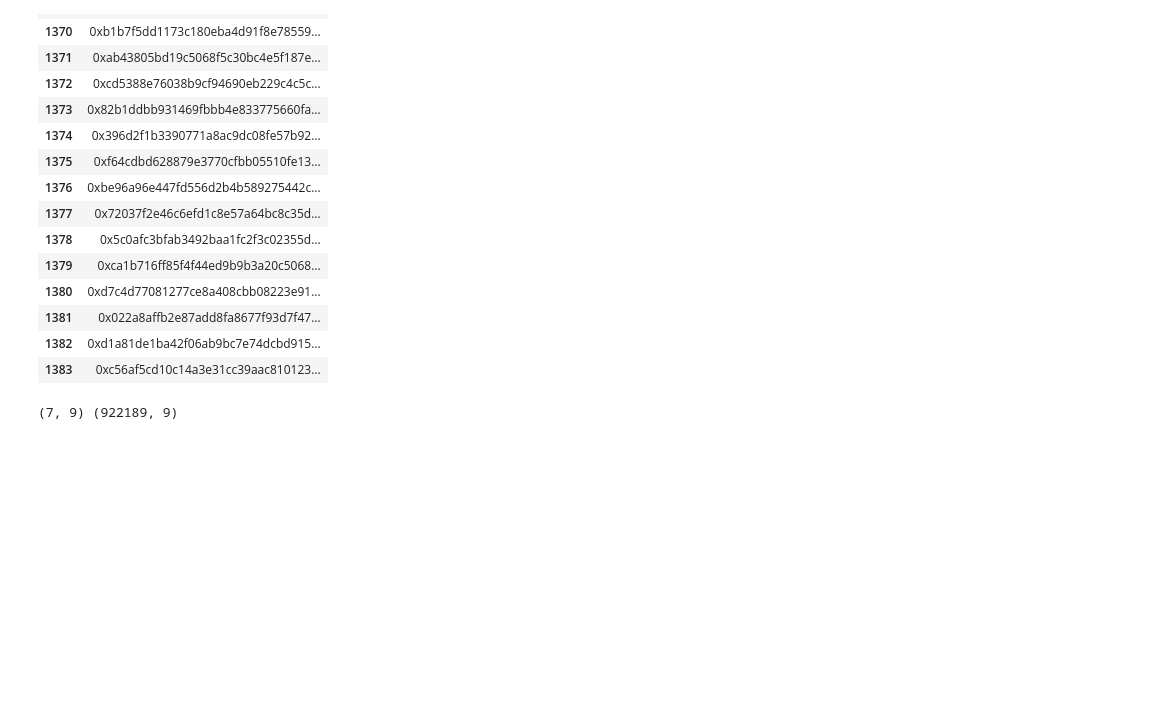
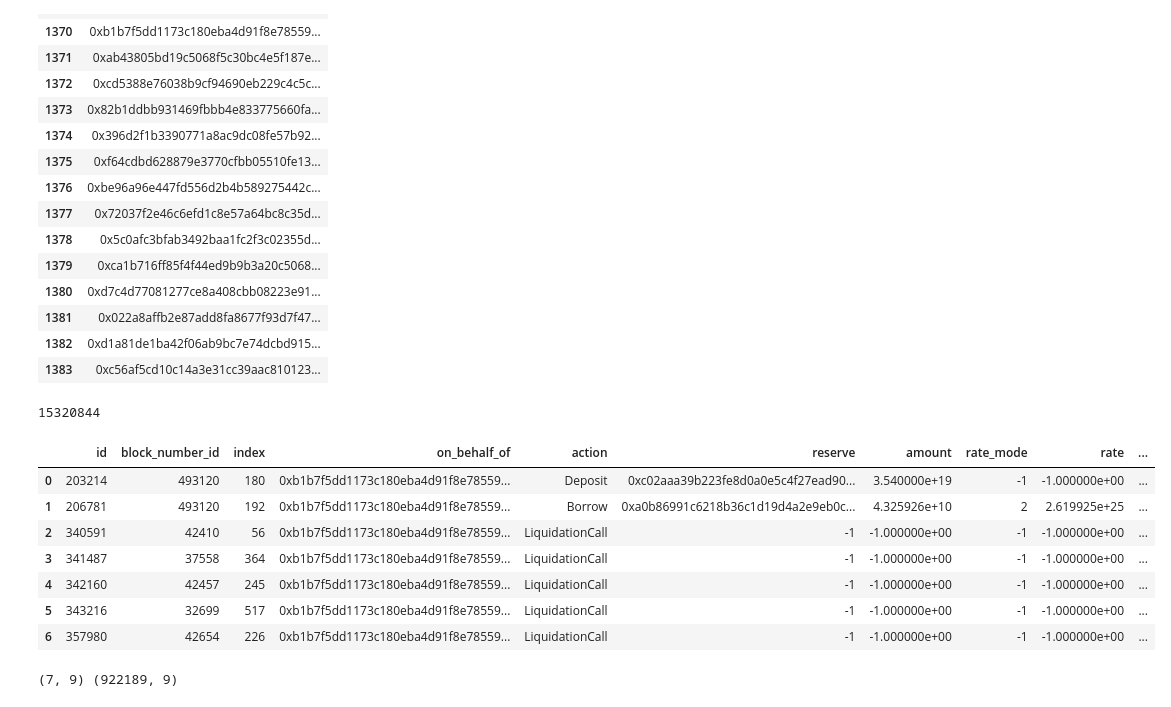
Before and after one commit to JiaanL/O_web, a Jupyter notebook: oracleWeb/test.ipynb, the cells around one changed output. Saved outputs shown, nothing was run; the diff lists cells and outputs as text; code cells hidden in the pictures; blank space fills up the shorter version.

```diff
--- a/oracleWeb/test.ipynb
+++ b/oracleWeb/test.ipynb
@@ -229,6 +204,20 @@ potential_targets.tail(15)
 target_address = "0x39057008ca34c07eefa5bfe78a27c46db2bd49a2"
 target_address = "0xb1b7f5dd1173c180eba4d91f8e78559e8a0b8b11"
 # %%
-# target_address = "0x23533ba4fe312c83e05cd04e07153c08014c304a"
-# ttt = await get_interaction_data(target_address)
-# ttt.sort_values("block_num")['reserve']
+reserves_status = await get_reserves_status()
+latest_block_num = reserves_status['block_num'].max()
+latest_block_num
+# %% [output]
+15320844
+# %%
+interaction_df = await get_interaction_data(target_address)
+interaction_df
+# %% [output]
+|  | id | block_number_id | index | on_behalf_of | action | reserve | amount | rate_mode | rate | ... |
+| 0 | 203214 | 493120 | 180 | 0xb1b7f5dd1173c180eba4d91f8e78559... | Deposit | 0xc02aaa39b223fe8d0a0e5c4f27ead90... | 3.540000e+19 | -1 | -1.000000e+00 | ... |
+| 1 | 206781 | 493120 | 192 | 0xb1b7f5dd1173c180eba4d91f8e78559... | Borrow | 0xa0b86991c6218b36c1d19d4a2e9eb0c... | 4.325926e+10 | 2 | 2.619925e+25 | ... |
+| 2 | 340591 | 42410 | 56 | 0xb1b7f5dd1173c180eba4d91f8e78559... | LiquidationCall | -1 | -1.000000e+00 | -1 | -1.000000e+00 | ... |
+| 3 | 341487 | 37558 | 364 | 0xb1b7f5dd1173c180eba4d91f8e78559... | LiquidationCall | -1 | -1.000000e+00 | -1 | -1.000000e+00 | ... |
+| 4 | 342160 | 42457 | 245 | 0xb1b7f5dd1173c180eba4d91f8e78559... | LiquidationCall | -1 | -1.000000e+00 | -1 | -1.000000e+00 | ... |
+| 5 | 343216 | 32699 | 517 | 0xb1b7f5dd1173c180eba4d91f8e78559... | LiquidationCall | -1 | -1.000000e+00 | -1 | -1.000000e+00 | ... |
+| 6 | 357980 | 42654 | 226 | 0xb1b7f5dd1173c180eba4d91f8e78559... | LiquidationCall | -1 | -1.000000e+00 | -1 | -1.000000e+00 | ... |
```
Also changed, not shown: parts of 17 cells of this notebook.
